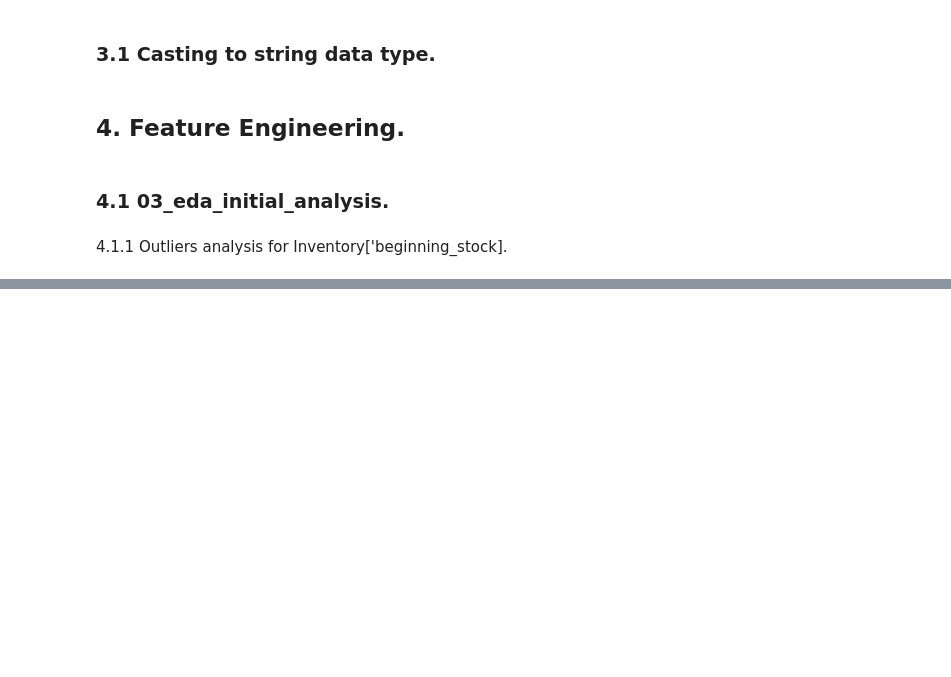
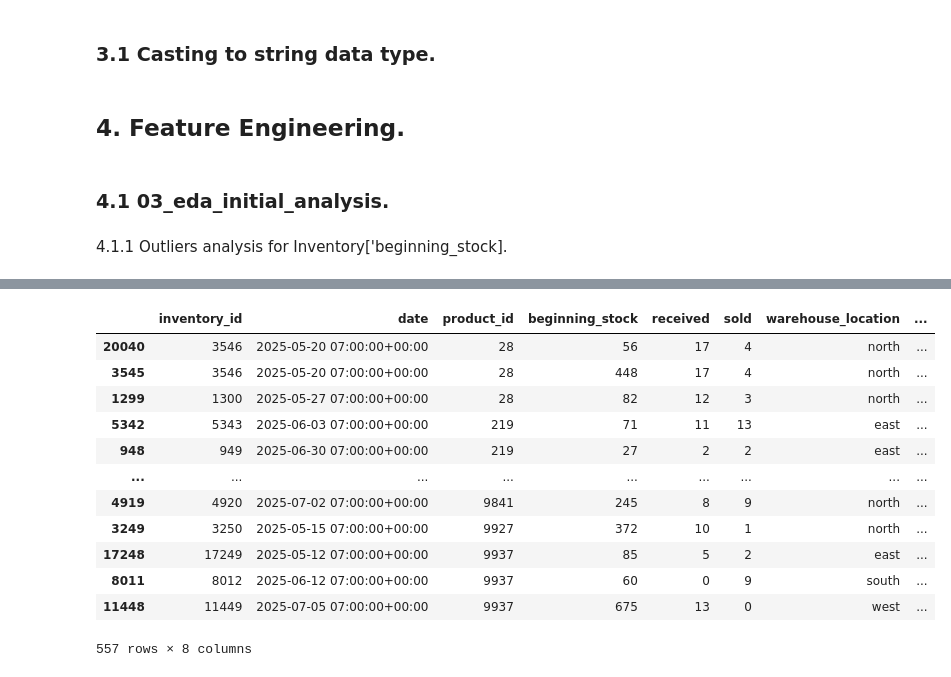
Before and after one commit to LuisPastranaLemus/P_20250706_Grocery_Store, a Jupyter notebook: notebooks/02_feature_engineering.ipynb, the cells around one changed output, grey strips where cells are left out. Drawn from its saved outputs; the diff is of its cells as text; code cells hidden in the pictures; blank space fills up the shorter version.

```diff
--- a/notebooks/02_feature_engineering.ipynb
+++ b/notebooks/02_feature_engineering.ipynb
@@ -167,0 +150,18 @@ df_inventory_west_stock
+# %%
+# Delete first the biggest values within the same day because these are considered as errors
+df_inventory_stock = df_inventory_stock.sort_values(by=['product_id', 'warehouse_location', 'date', 'beginning_stock'], ascending=[True, True, True, True])
+df_inventory_stock
+# %% [output]
+|  | inventory_id | date | product_id | beginning_stock | received | sold | warehouse_location | ... |
+| 20040 | 3546 | 2025-05-20 07:00:00+00:00 | 28 | 56 | 17 | 4 | north | ... |
+| 3545 | 3546 | 2025-05-20 07:00:00+00:00 | 28 | 448 | 17 | 4 | north | ... |
+| 1299 | 1300 | 2025-05-27 07:00:00+00:00 | 28 | 82 | 12 | 3 | north | ... |
+| 5342 | 5343 | 2025-06-03 07:00:00+00:00 | 219 | 71 | 11 | 13 | east | ... |
+| 948 | 949 | 2025-06-30 07:00:00+00:00 | 219 | 27 | 2 | 2 | east | ... |
+| ... | ... | ... | ... | ... | ... | ... | ... | ... |
+| 4919 | 4920 | 2025-07-02 07:00:00+00:00 | 9841 | 245 | 8 | 9 | north | ... |
+| 3249 | 3250 | 2025-05-15 07:00:00+00:00 | 9927 | 372 | 10 | 1 | north | ... |
+| 17248 | 17249 | 2025-05-12 07:00:00+00:00 | 9937 | 85 | 5 | 2 | east | ... |
+| 8011 | 8012 | 2025-06-12 07:00:00+00:00 | 9937 | 60 | 0 | 9 | south | ... |
+| 11448 | 11449 | 2025-07-05 07:00:00+00:00 | 9937 | 675 | 13 | 0 | west | ... |
+557 rows × 8 columns
```
Also changed, not shown: parts of 8 cells of this notebook, 5 other files.
